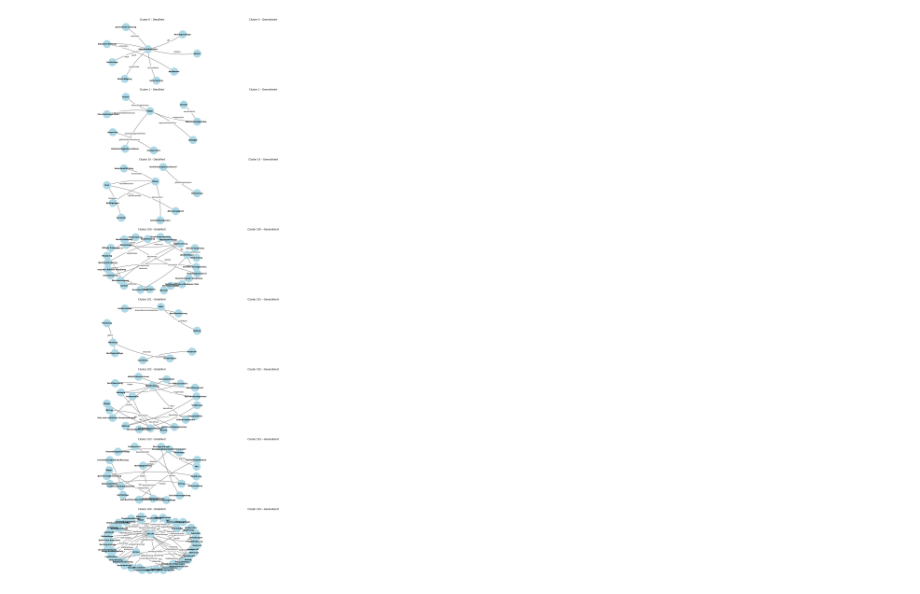
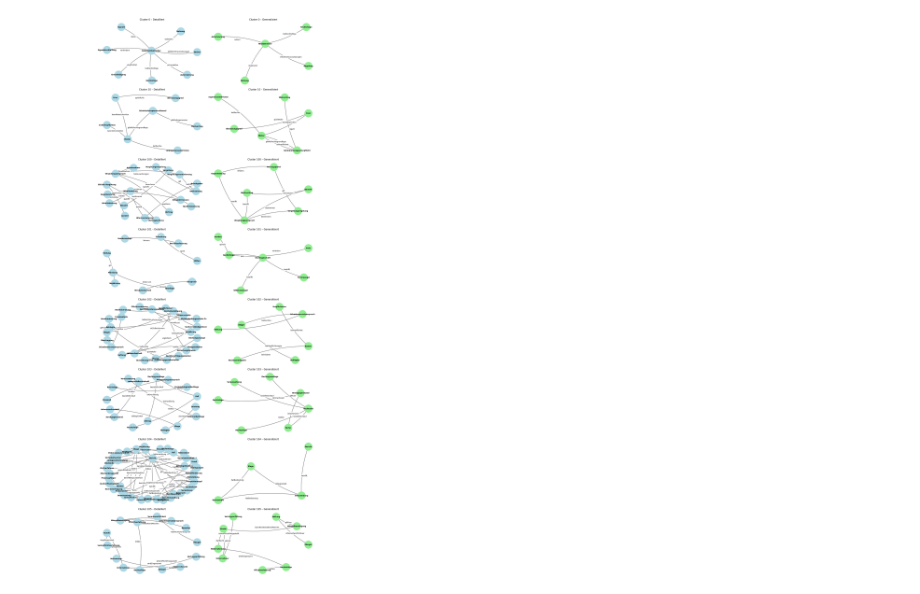
Before and after one commit to fabianstrue/CapstoneDATEV25, a Jupyter notebook: generate_ontology_chiara.ipynb, the cells around one changed output. Drawn from its saved outputs; the diff is of its cells as text; code cells hidden in the pictures.

```diff
--- a/generate_ontology_chiara.ipynb
+++ b/generate_ontology_chiara.ipynb
@@ -395,7 +394,10 @@ axes = np.atleast_1d(axes)  # Auch bei nur einem Graphen als Array
 
 # === Zeichne jede Ontologie ===
 for i, (cluster_id, cluster_data) in enumerate(list(generalized_data.items())[:num_graphs]):
-    ontology = cluster_data.get("generalized_ontology", {})
+    # Robust: prüfe beide möglichen Strukturen
+    ontology_block = cluster_data.get("generalized_ontology", {})
+    ontology = ontology_block.get("ontology", ontology_block)
+
     G = nx.DiGraph()
     used_classes = set()
 
@@ -524,7 +522,8 @@ for i, cluster_id in enumerate(list(generalized_data.keys())[:num_graphs]):
     ax1.axis("off")
 
     # === GENERALIZED ONTOLOGY ===
-    generalized = generalized_data.get(cluster_id, {}).get("generalized_ontology", {})
+    generalized_block = generalized_data.get(cluster_id, {}).get("generalized_ontology", {})
+    generalized = generalized_block.get("ontology", generalized_block)
     G2 = nx.DiGraph()
     used_nodes2 = set()
     for rel in generalized.get("relationships", []):
@@ -539,31 +538,31 @@ for i, cluster_id in enumerate(list(generalized_data.keys())[:num_graphs]):
 
     nx.draw_networkx_nodes(G2, pos2, ax=ax2, node_color="lightgreen", node_size=1600)
     nx.draw_networkx_labels(G2, pos2, ax=ax2, font_size=9, font_weight="bold")
     nx.draw_networkx_edges(
         G2,
         pos2,
         ax=ax2,
         edge_color="gray",
         arrows=True,
         arrowsize=20,
         width=2,
         connectionstyle="arc3,rad=0.1"
     )
     edge_labels2 = nx.get_edge_attributes(G2, "label")
     nx.draw_networkx_edge_labels(
         G2,
         pos2,
         edge_labels=edge_labels2,
         font_size=9,
         ax=ax2,
         label_pos=0.6,
         rotate=False
     )
     ax2.axis("off")
 
 # === PDF speichern und anzeigen ===
 plt.tight_layout()
 plt.savefig("vergleich_detailliert_vs_generalisiert_ohne_quellen.pdf", bbox_inches="tight")
 plt.show()
 # %% [output]
-[figure, old version]
+[figure, new version]
```
Also changed, not shown: parts of 5 cells of this notebook, 5 other files.
